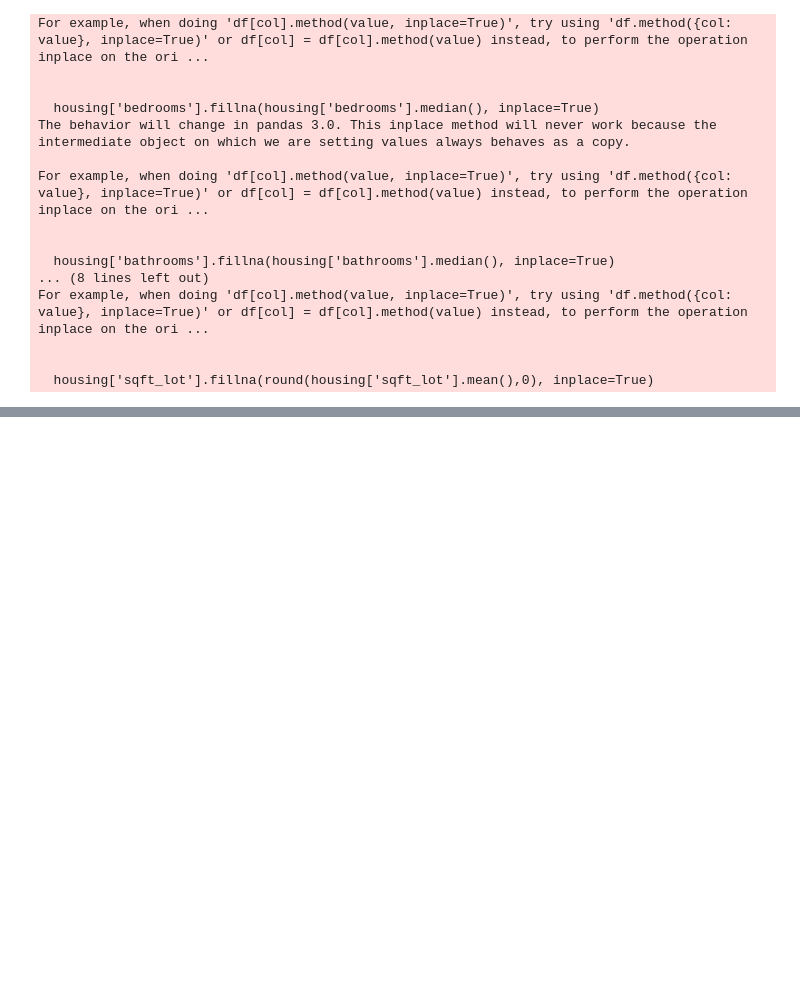
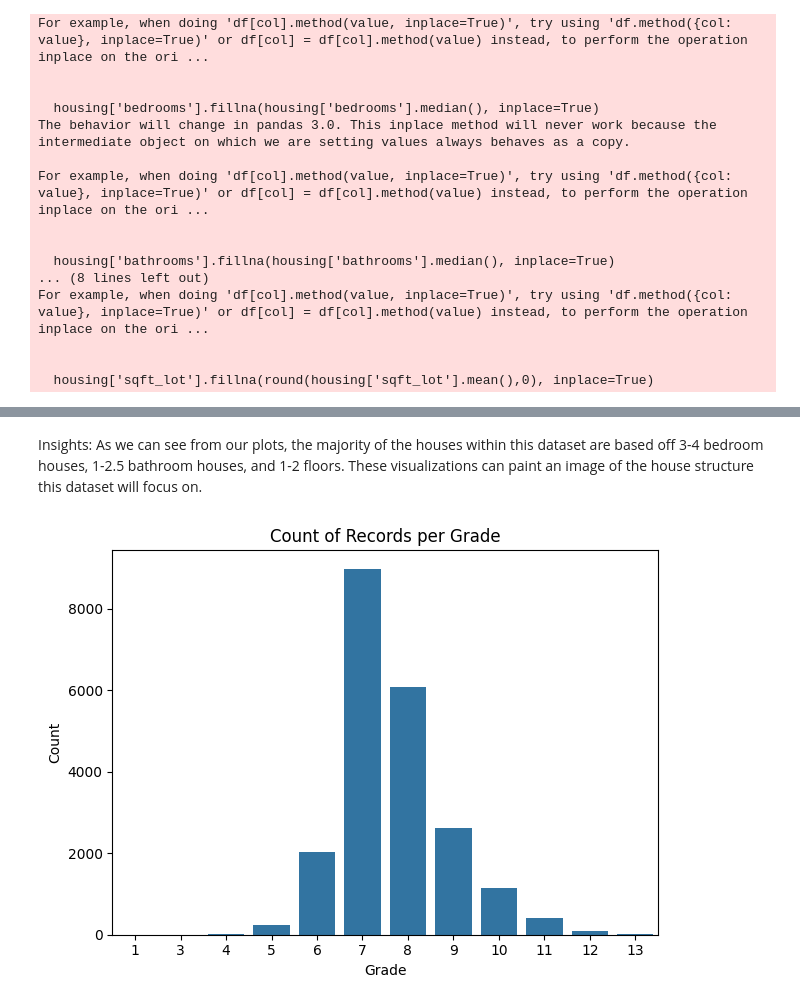
Before and after one commit to jss6071/dscprogrammingfinalproject, a Jupyter notebook: HousingFinalProject.ipynb, the cells around one changed output, grey strips where cells are left out. Saved outputs shown, nothing was run; the diff lists cells and outputs as text; code cells hidden in the pictures; blank space fills up the shorter version.

```diff
--- a/HousingFinalProject.ipynb
+++ b/HousingFinalProject.ipynb
@@ -94,0 +124,11 @@ For example, when doing 'df[col].method(value, inplace=True)', try using 'df.met
+# %% [markdown]
+Insights: As we can see from our plots, the majority of the houses within this dataset are based off 3-4 bedroom houses, 1-2.5 bathroom houses, and 1-2 floors. These visualizations can paint an image of the house structure this dataset will focus on.
+# %%
+#Plot count of records per grade
+sns.countplot(x='grade', data=housing)
+plt.title('Count of Records per Grade')
+plt.xlabel('Grade')
+plt.ylabel('Count')
+plt.tight_layout()
+# %% [output]
+[figure, added]
```
Also changed, not shown: parts of 6 cells of this notebook.
